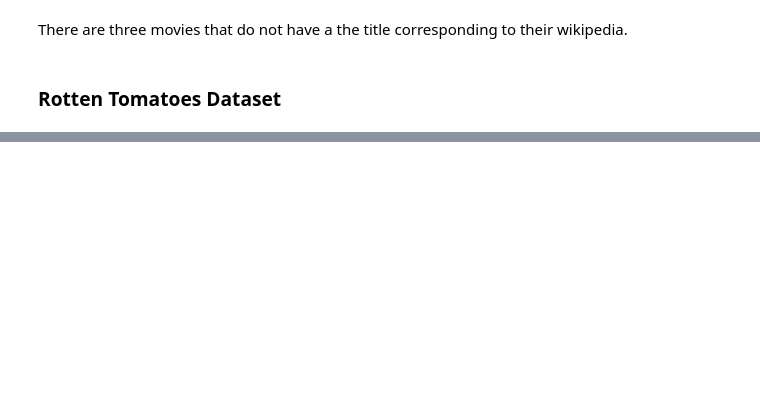
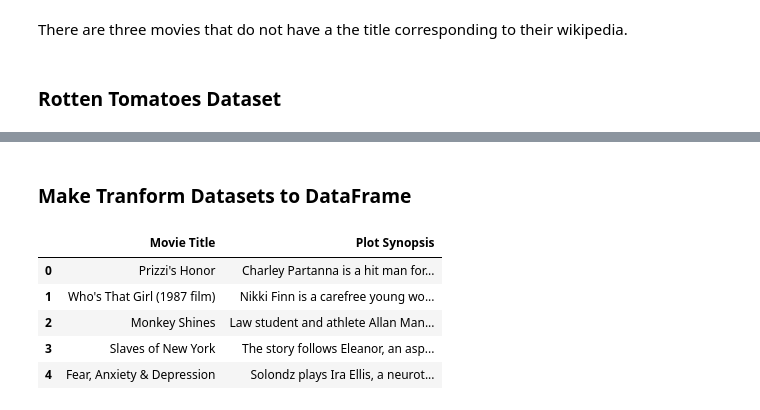
Before and after one commit to hmassa48/Tucci-Movie-Data-Creation-and-Exploration, a Jupyter notebook: Create Movie Datasets.ipynb, the cells around one changed output, grey strips where cells are left out. Cells and saved outputs as stored; diff of their text form; code cells hidden in the pictures; blank space fills up the shorter version.

```diff
--- a/Create Movie Datasets.ipynb
+++ b/Create Movie Datasets.ipynb
@@ -390,0 +369,15 @@ KeyError: 'OMDB_API_KEY'
+# %% [markdown]
+### Make Tranform Datasets to DataFrame
+# %%
+import pandas as pd
+
+data_plot = pd.Series(plot_text_dict).to_frame().reset_index()
+data_plot.columns = ['Movie Title','Plot Synopsis']
+data_plot.head()
+# %% [output]
+|  | Movie Title | Plot Synopsis |
+| 0 | Prizzi's Honor | Charley Partanna is a hit man for... |
+| 1 | Who's That Girl (1987 film) | Nikki Finn is a carefree young wo... |
+| 2 | Monkey Shines | Law student and athlete Allan Man... |
+| 3 | Slaves of New York | The story follows Eleanor, an asp... |
+| 4 | Fear, Anxiety & Depression | Solondz plays Ira Ellis, a neurot... |
```
Also changed, not shown: parts of 20 cells of this notebook.
